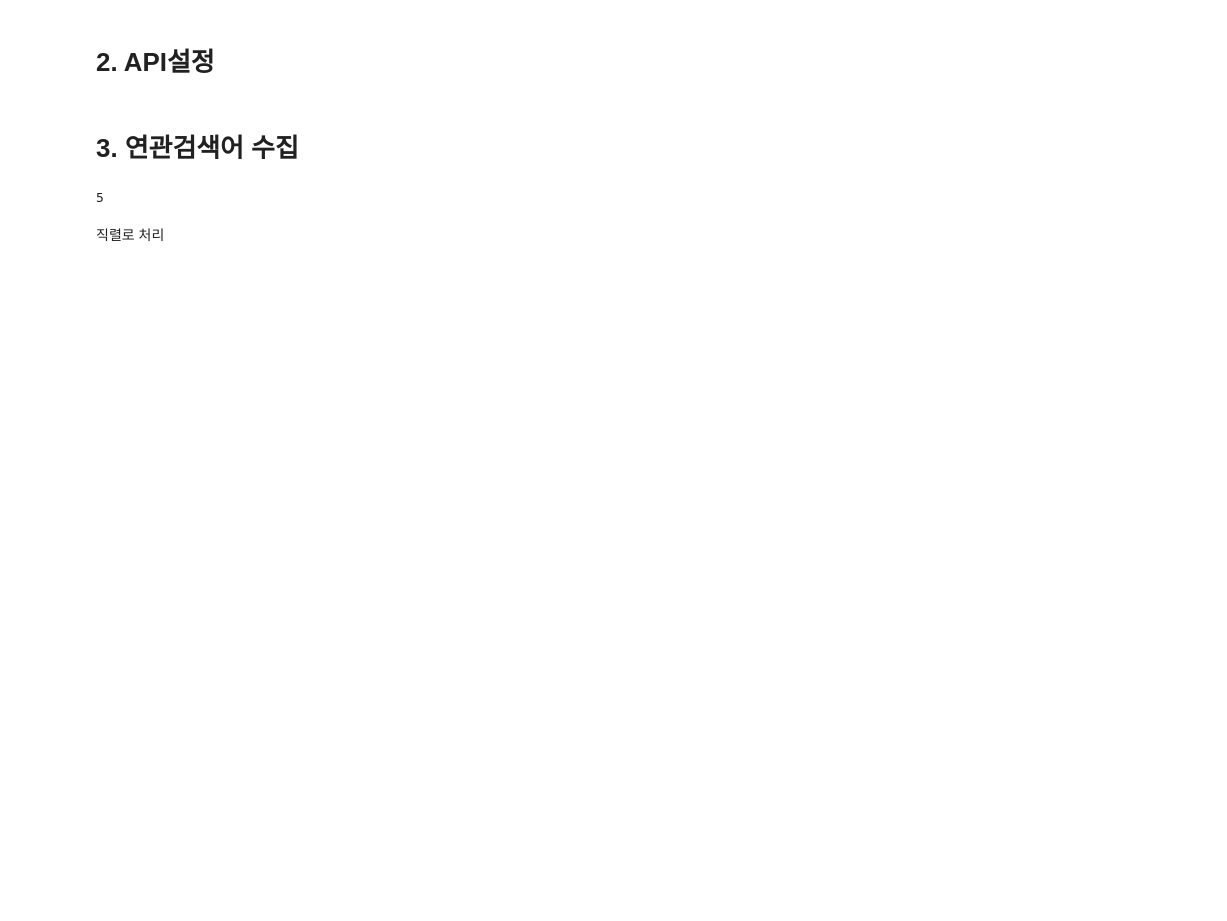
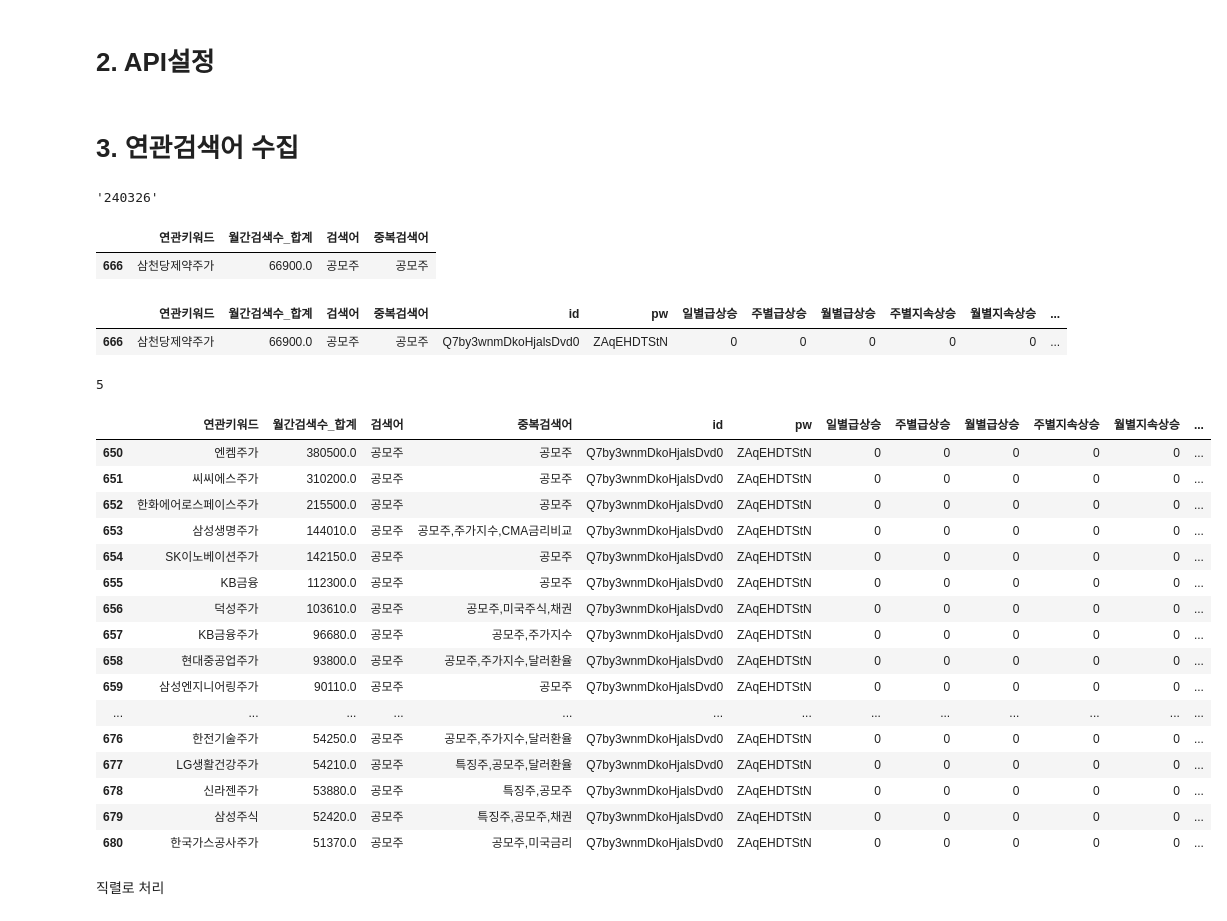
Before and after one commit to rse112/FinTrendX, a Jupyter notebook: main_file.ipynb, the cells around one changed output. Saved outputs shown, nothing was run; the diff lists cells and outputs as text; code cells hidden in the pictures; blank space fills up the shorter version.

```diff
--- a/main_file.ipynb
+++ b/main_file.ipynb
@@ -62,6 +58,10 @@ utils.make_directory(f'./data/rl_srch/{day}')  # 키워드별 연관검색어
 # 검색어 리스트와 결과 저장 경로 설정
 srch_keyword = ['keyword_final']
 save_path = './data/rl_srch/'
+# %%
+day
+# %% [output]
+'240326'
 # %%
 
 
@@ -123,16 +123,17 @@ order_list =  ["주식", "금리", "금융상품", "디지털자산", "부동산
   "아파트청약", "리워드", "캐시백", "돈버는앱", "건강보험", "자동차보험", "의료비보험", "상속", "증여"]
 groups = temp_df.groupby('검색어')
 df_list_test = []
-already_selected = set()
+already_selected = []
 
 for key in order_list:
     if key in groups.groups:  # order_list에 있는 검색어가 실제로 그룹에 존재하는지 확인
         group = groups.get_group(key)
+
         selected_rows = []  # 선택된 행을 저장할 리스트
         for index, row in group.iterrows():
             if row['연관키워드'] not in already_selected:
                 selected_rows.append(row)
-                already_selected.add(row['연관키워드'])
+                already_selected.append(row['연관키워드'])
             if len(selected_rows) >= 50:
                 break
         # 선택된 행들을 데이터프레임으로 변환하고 리스트에 추가
@@ -141,3 +142,8 @@ for key in order_list:
 
 # 최종 데이터프레임 생성
 collected_keywords_data = pd.concat(df_list_test, ignore_index=True)
+# %%
+collected_keywords_data[collected_keywords_data['연관키워드'] == '삼천당제약주가']
+# %% [output]
+|  | 연관키워드 | 월간검색수_합계 | 검색어 | 중복검색어 |
+| 666 | 삼천당제약주가 | 66900.0 | 공모주 | 공모주 |
@@ -192,6 +200,11 @@ new_columns = ['일별급상승', '주별급상승', '월별급상승', '주별
 
 for column in new_columns:
     collected_keywords_data[column] = 0
+# %%
+collected_keywords_data[collected_keywords_data['연관키워드'] == '삼천당제약주가']
+# %% [output]
+|  | 연관키워드 | 월간검색수_합계 | 검색어 | 중복검색어 | id | pw | 일별급상승 | 주별급상승 | 월별급상승 | 주별지속상승 | 월별지속상승 | ... |
+| 666 | 삼천당제약주가 | 66900.0 | 공모주 | 공모주 | Q7by3wnmDkoHjalsDvd0 | ZAqEHDTStN | 0 | 0 | 0 | 0 | 0 | ... |
 # %%
 def groupped_df(name,collected_keywords_data):
     grouped = collected_keywords_data.groupby(name)
@@ -202,6 +215,26 @@ n=len(df_list)
 print(n)
 # %% [output]
 5
+# %%
+df_list[2].loc[650:680]
+# %% [output]
+|  | 연관키워드 | 월간검색수_합계 | 검색어 | 중복검색어 | id | pw | 일별급상승 | 주별급상승 | 월별급상승 | 주별지속상승 | 월별지속상승 | ... |
+| 650 | 엔켐주가 | 380500.0 | 공모주 | 공모주 | Q7by3wnmDkoHjalsDvd0 | ZAqEHDTStN | 0 | 0 | 0 | 0 | 0 | ... |
+| 651 | 씨씨에스주가 | 310200.0 | 공모주 | 공모주 | Q7by3wnmDkoHjalsDvd0 | ZAqEHDTStN | 0 | 0 | 0 | 0 | 0 | ... |
+| 652 | 한화에어로스페이스주가 | 215500.0 | 공모주 | 공모주 | Q7by3wnmDkoHjalsDvd0 | ZAqEHDTStN | 0 | 0 | 0 | 0 | 0 | ... |
+| 653 | 삼성생명주가 | 144010.0 | 공모주 | 공모주,주가지수,CMA금리비교 | Q7by3wnmDkoHjalsDvd0 | ZAqEHDTStN | 0 | 0 | 0 | 0 | 0 | ... |
+| 654 | SK이노베이션주가 | 142150.0 | 공모주 | 공모주 | Q7by3wnmDkoHjalsDvd0 | ZAqEHDTStN | 0 | 0 | 0 | 0 | 0 | ... |
+| 655 | KB금융 | 112300.0 | 공모주 | 공모주 | Q7by3wnmDkoHjalsDvd0 | ZAqEHDTStN | 0 | 0 | 0 | 0 | 0 | ... |
+| 656 | 덕성주가 | 103610.0 | 공모주 | 공모주,미국주식,채권 | Q7by3wnmDkoHjalsDvd0 | ZAqEHDTStN | 0 | 0 | 0 | 0 | 0 | ... |
+| 657 | KB금융주가 | 96680.0 | 공모주 | 공모주,주가지수 | Q7by3wnmDkoHjalsDvd0 | ZAqEHDTStN | 0 | 0 | 0 | 0 | 0 | ... |
+| 658 | 현대중공업주가 | 93800.0 | 공모주 | 공모주,주가지수,달러환율 | Q7by3wnmDkoHjalsDvd0 | ZAqEHDTStN | 0 | 0 | 0 | 0 | 0 | ... |
+| 659 | 삼성엔지니어링주가 | 90110.0 | 공모주 | 공모주 | Q7by3wnmDkoHjalsDvd0 | ZAqEHDTStN | 0 | 0 | 0 | 0 | 0 | ... |
+| ... | ... | ... | ... | ... | ... | ... | ... | ... | ... | ... | ... | ... |
+| 676 | 한전기술주가 | 54250.0 | 공모주 | 공모주,주가지수,달러환율 | Q7by3wnmDkoHjalsDvd0 | ZAqEHDTStN | 0 | 0 | 0 | 0 | 0 | ... |
+| 677 | LG생활건강주가 | 54210.0 | 공모주 | 특징주,공모주,달러환율 | Q7by3wnmDkoHjalsDvd0 | ZAqEHDTStN | 0 | 0 | 0 | 0 | 0 | ... |
+| 678 | 신라젠주가 | 53880.0 | 공모주 | 특징주,공모주 | Q7by3wnmDkoHjalsDvd0 | ZAqEHDTStN | 0 | 0 | 0 | 0 | 0 | ... |
+| 679 | 삼성주식 | 52420.0 | 공모주 | 특징주,공모주,채권 | Q7by3wnmDkoHjalsDvd0 | ZAqEHDTStN | 0 | 0 | 0 | 0 | 0 | ... |
+| 680 | 한국가스공사주가 | 51370.0 | 공모주 | 공모주,미국금리 | Q7by3wnmDkoHjalsDvd0 | ZAqEHDTStN | 0 | 0 | 0 | 0 | 0 | ... |
 # %%
 
 # 데이터를 로드하거나 크롤링하여 반환하는 비동기 함수
```
Also changed, not shown: parts of 17 cells of this notebook, 13 other files.
